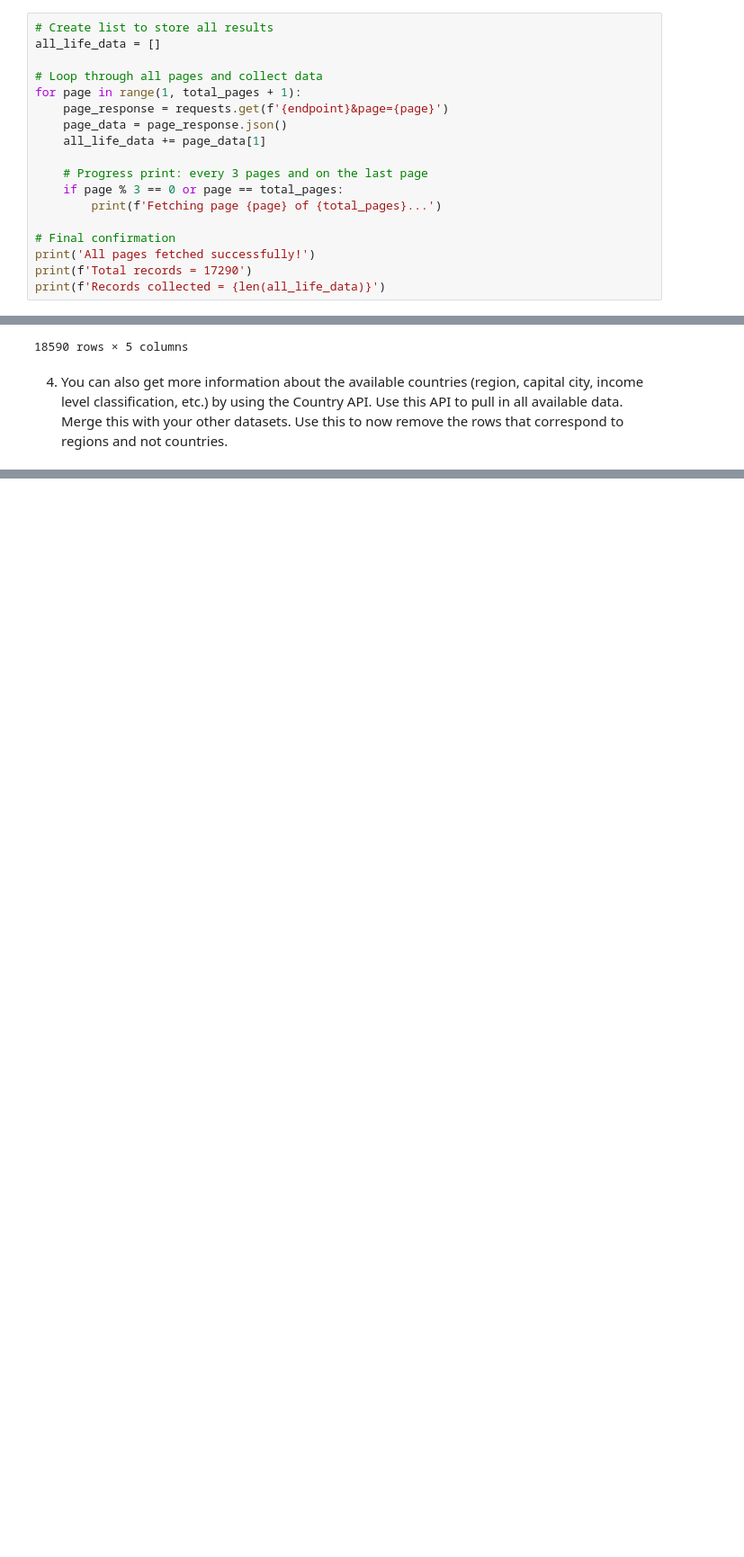
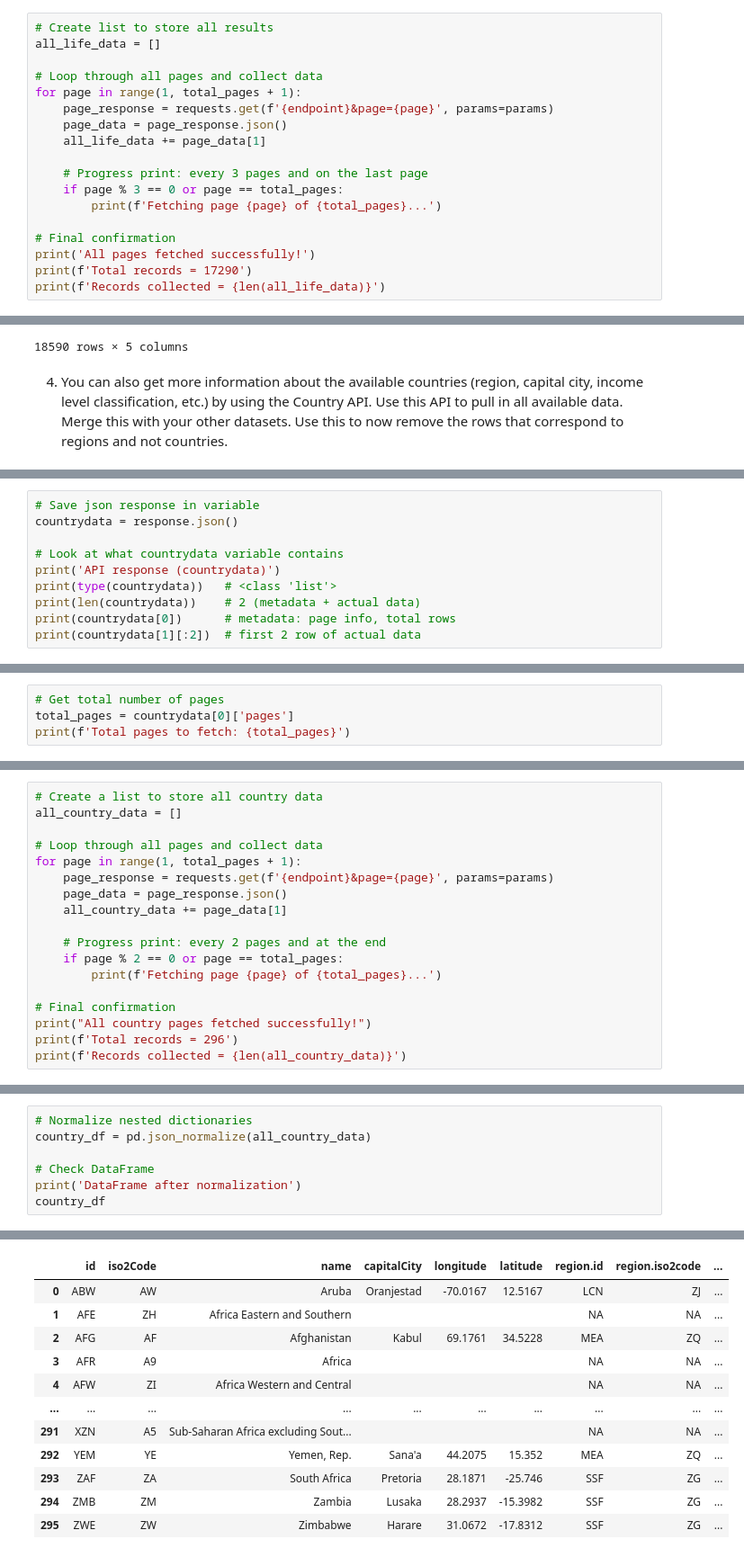
Before and after one commit to NewForce-Cohort-11-Data/socrata-api-bgizzle78, a Jupyter notebook: socrata_api_proj.ipynb, the cells around one changed output, grey strips where cells are left out. Shown at 90% size. Drawn from its saved outputs; the diff is of its cells as text; blank space fills up the shorter version.

```diff
--- a/socrata_api_proj.ipynb
+++ b/socrata_api_proj.ipynb
@@ -168,7 +184,7 @@ all_life_data = []
 
 # Loop through all pages and collect data
 for page in range(1, total_pages + 1):
-    page_response = requests.get(f'{endpoint}&page={page}')
+    page_response = requests.get(f'{endpoint}&page={page}', params=params)
     page_data = page_response.json()
     all_life_data += page_data[1]
 
@@ -364,0 +399,10 @@ Total rows in merged DataFrame: 18590
+# %%
+# Save json response in variable
+countrydata = response.json()
+
+# Look at what countrydata variable contains
+print('API response (countrydata)')
+print(type(countrydata))   # <class 'list'>
+print(len(countrydata))    # 2 (metadata + actual data)
+print(countrydata[0])      # metadata: page info, total rows
+print(countrydata[1][:2])  # first 2 row of actual data
@@ -364,0 +415,4 @@ Total rows in merged DataFrame: 18590
+# %%
+# Get total number of pages
+total_pages = countrydata[0]['pages']
+print(f'Total pages to fetch: {total_pages}')
@@ -364,0 +421,18 @@ Total rows in merged DataFrame: 18590
+# %%
+# Create a list to store all country data
+all_country_data = []
+
+# Loop through all pages and collect data
+for page in range(1, total_pages + 1):
+    page_response = requests.get(f'{endpoint}&page={page}', params=params)
+    page_data = page_response.json()
+    all_country_data += page_data[1]
+
+    # Progress print: every 2 pages and at the end
+    if page % 2 == 0 or page == total_pages:
+        print(f'Fetching page {page} of {total_pages}...')
+
+# Final confirmation
+print("All country pages fetched successfully!")
+print(f'Total records = 296')
+print(f'Records collected = {len(all_country_data)}')
@@ -364,0 +479,8 @@ Total rows in merged DataFrame: 18590
+# %%
+# Normalize nested dictionaries
+country_df = pd.json_normalize(all_country_data)
+
+# Check DataFrame
+print('DataFrame after normalization')
+country_df
+# %% [output]
@@ -364,0 +488,12 @@ Total rows in merged DataFrame: 18590
+|  | id | iso2Code | name | capitalCity | longitude | latitude | region.id | region.iso2code | ... |
+| 0 | ABW | AW | Aruba | Oranjestad | -70.0167 | 12.5167 | LCN | ZJ | ... |
+| 1 | AFE | ZH | Africa Eastern and Southern |  |  |  | NA | NA | ... |
+| 2 | AFG | AF | Afghanistan | Kabul | 69.1761 | 34.5228 | MEA | ZQ | ... |
+| 3 | AFR | A9 | Africa |  |  |  | NA | NA | ... |
+| 4 | AFW | ZI | Africa Western and Central |  |  |  | NA | NA | ... |
+| ... | ... | ... | ... | ... | ... | ... | ... | ... | ... |
+| 291 | XZN | A5 | Sub-Saharan Africa excluding Sout... |  |  |  | NA | NA | ... |
+| 292 | YEM | YE | Yemen, Rep. | Sana'a | 44.2075 | 15.352 | MEA | ZQ | ... |
+| 293 | ZAF | ZA | South Africa | Pretoria | 28.1871 | -25.746 | SSF | ZG | ... |
+| 294 | ZMB | ZM | Zambia | Lusaka | 28.2937 | -15.3982 | SSF | ZG | ... |
+| 295 | ZWE | ZW | Zimbabwe | Harare | 31.0672 | -17.8312 | SSF | ZG | ... |
```
Also changed, not shown: parts of 24 cells of this notebook.
